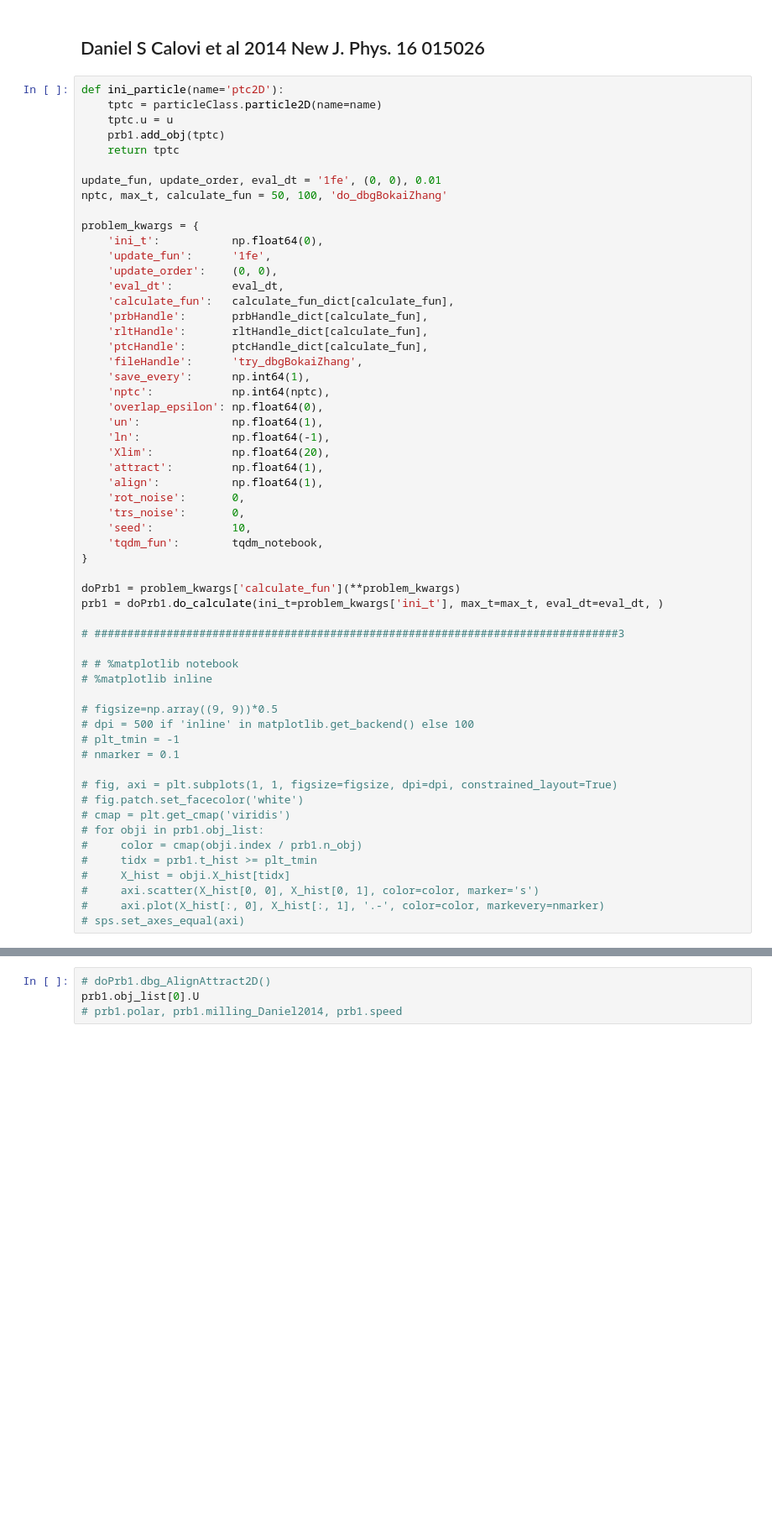
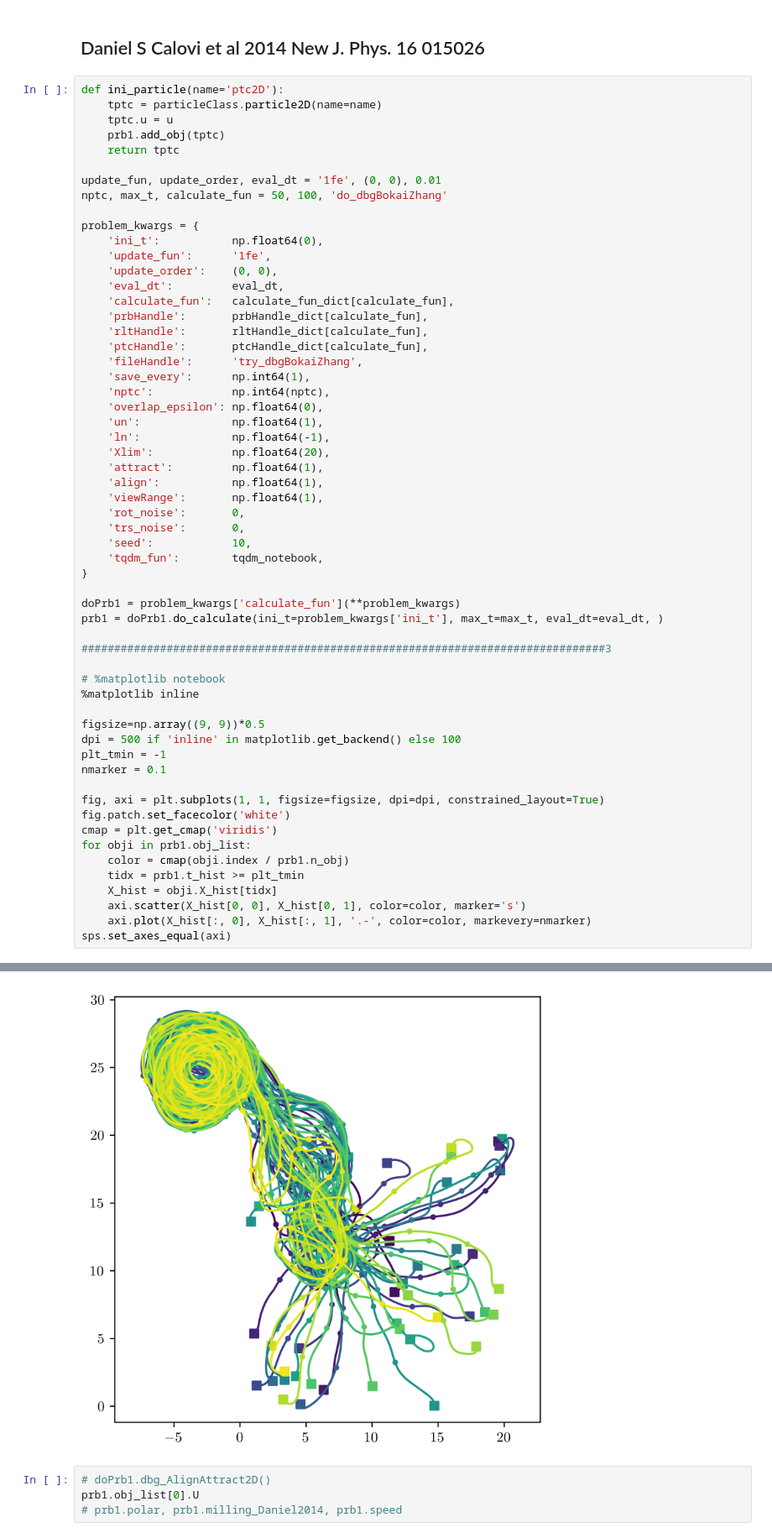
Before and after one commit to pcmagic/ActiveMatter, a Jupyter notebook: collectiveFish/try_dbgBokaiZhang.ipynb, the cells around one changed output, grey strips where cells are left out. Shown at 84% size. Cells and saved outputs as stored; diff of their text form; blank space fills up the shorter version.

```diff
--- a/collectiveFish/try_dbgBokaiZhang.ipynb
+++ b/collectiveFish/try_dbgBokaiZhang.ipynb
@@ -89,6 +89,7 @@ problem_kwargs = {
     'Xlim':            np.float64(20),
     'attract':         np.float64(1),
     'align':           np.float64(1),
+    'viewRange':       np.float64(1),
     'rot_noise':       0,
     'trs_noise':       0,
     'seed':            10,
@@ -98,26 +99,26 @@ problem_kwargs = {
 doPrb1 = problem_kwargs['calculate_fun'](**problem_kwargs)
 prb1 = doPrb1.do_calculate(ini_t=problem_kwargs['ini_t'], max_t=max_t, eval_dt=eval_dt, )
 
-# ################################################################################3
+################################################################################3
 
-# # %matplotlib notebook
-# %matplotlib inline
+# %matplotlib notebook
+%matplotlib inline
 
-# figsize=np.array((9, 9))*0.5
-# dpi = 500 if 'inline' in matplotlib.get_backend() else 100
-# plt_tmin = -1
-# nmarker = 0.1
+figsize=np.array((9, 9))*0.5
+dpi = 500 if 'inline' in matplotlib.get_backend() else 100
+plt_tmin = -1
+nmarker = 0.1
 
-# fig, axi = plt.subplots(1, 1, figsize=figsize, dpi=dpi, constrained_layout=True)
-# fig.patch.set_facecolor('white')
-# cmap = plt.get_cmap('viridis')
-# for obji in prb1.obj_list:
-#     color = cmap(obji.index / prb1.n_obj)
-#     tidx = prb1.t_hist >= plt_tmin
-#     X_hist = obji.X_hist[tidx]
-#     axi.scatter(X_hist[0, 0], X_hist[0, 1], color=color, marker='s')
-#     axi.plot(X_hist[:, 0], X_hist[:, 1], '.-', color=color, markevery=nmarker)
-# sps.set_axes_equal(axi)
+fig, axi = plt.subplots(1, 1, figsize=figsize, dpi=dpi, constrained_layout=True)
+fig.patch.set_facecolor('white')
+cmap = plt.get_cmap('viridis')
+for obji in prb1.obj_list:
+    color = cmap(obji.index / prb1.n_obj)
+    tidx = prb1.t_hist >= plt_tmin
+    X_hist = obji.X_hist[tidx]
+    axi.scatter(X_hist[0, 0], X_hist[0, 1], color=color, marker='s')
+    axi.plot(X_hist[:, 0], X_hist[:, 1], '.-', color=color, markevery=nmarker)
+sps.set_axes_equal(axi)
 # %% [output]
 Collective motion solve, Zhang Ji, 2021.
 ########################################################################
@@ -142,3 +143,4 @@ Solve, finish time: 2021-10-19 14:56:22
+[figure, added]
 # %%
 # doPrb1.dbg_AlignAttract2D()
 prb1.obj_list[0].U
```
Also changed, not shown: parts of 3 cells of this notebook, 12 other files.
